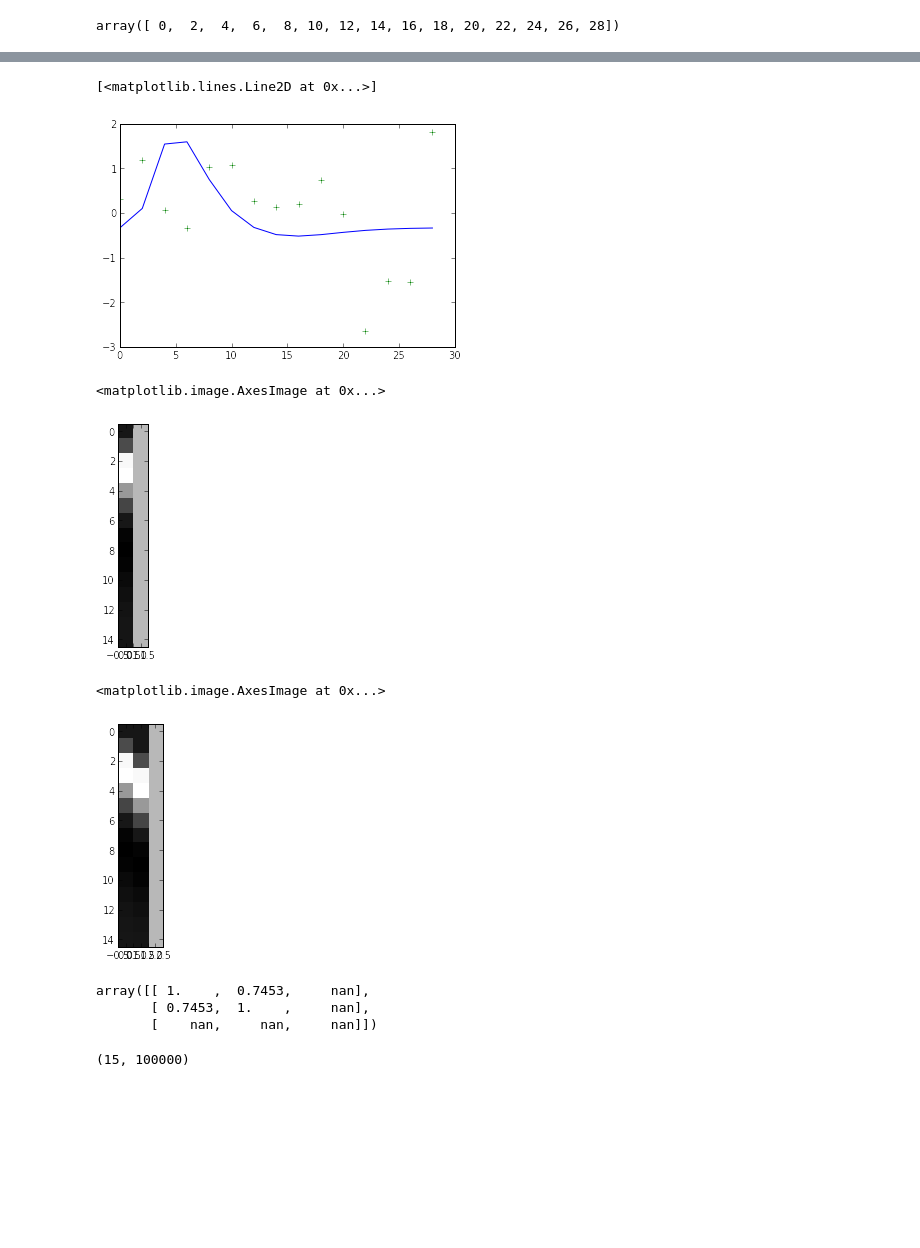
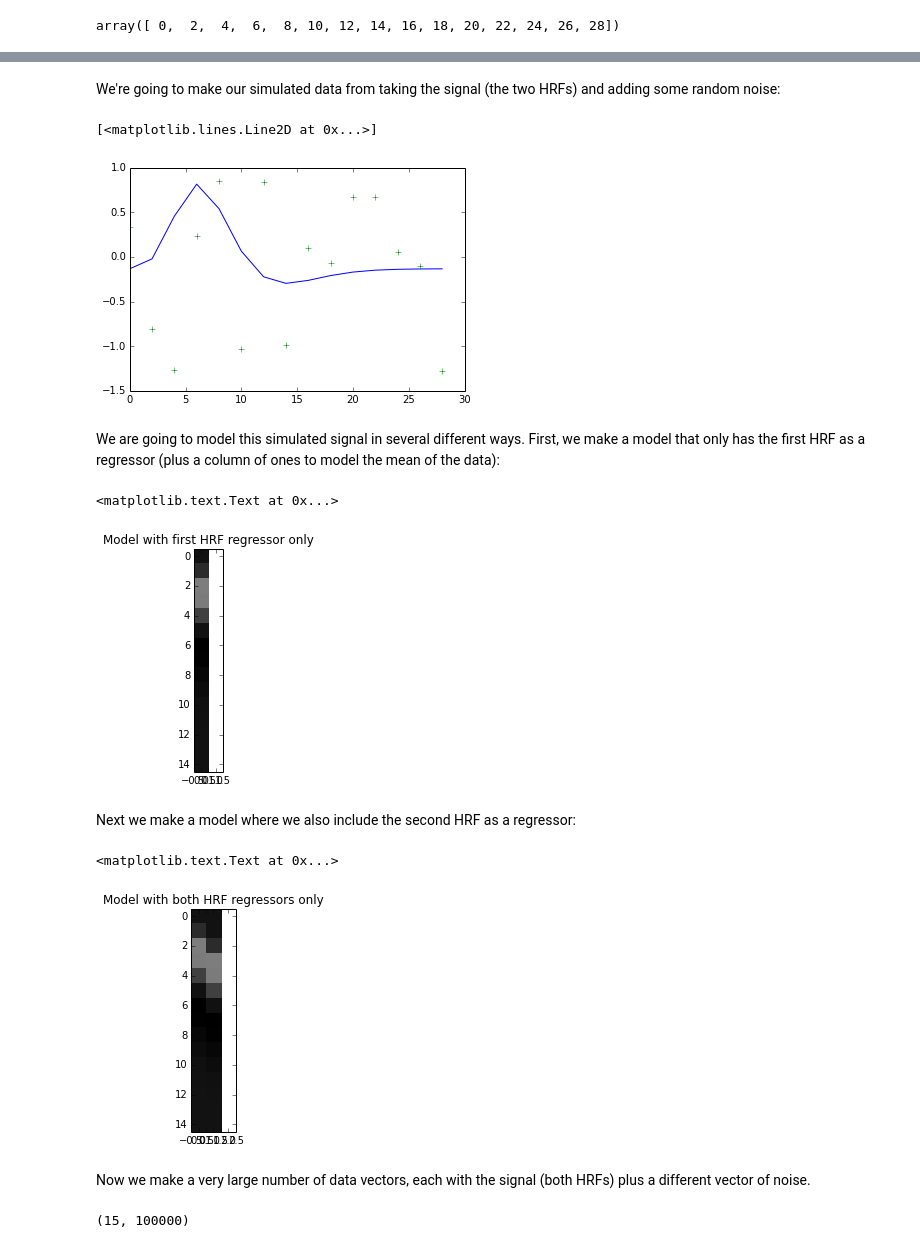
Before and after one commit to practical-neuroimaging/pna-notebooks, a Jupyter notebook: correlated_regressors.ipynb, the cells around one changed output, grey strips where cells are left out. Saved outputs shown, nothing was run; the diff lists cells and outputs as text; code cells hidden in the pictures; blank space fills up the shorter version.

Commit message:
Expanding correlated regressors notebook

```diff
--- a/correlated_regressors.ipynb
+++ b/correlated_regressors.ipynb
@@ -21,0 +27,18 @@ array([ 0,  2,  4,  6,  8, 10, 12, 14, 16, 18, 20, 22, 24, 26, 28])
+# %%
+# Gamma distribution from scipy
+from scipy.stats import gamma
+
+def spm_hrf(times):
+    """ Return values for SPM-like HRF at given times """
+    # Make output vector
+    values = np.zeros(len(times))
+    # Only evaluate gamma above 0 (undefined at <= 0)
+    valid_times = times[times > 0]
+    # Gamma pdf for the peak
+    peak_values = gamma.pdf(valid_times, 6)
+    # Gamma pdf for the undershoot
+    undershoot_values = gamma.pdf(valid_times, 12)
+    # Combine them, put back into values vector
+    values[times > 0] = peak_values - 0.35 * undershoot_values
+    # Scale area under curve to 1
+    return values / np.sum(values)
@@ -22,8 +47,8 @@ array([ 0,  2,  4,  6,  8, 10, 12, 14, 16, 18, 20, 22, 24, 26, 28])
 # %%
-hrf1 = hrf.spmt(times)
-hrf2 = hrf.spmt(times - 2) # An HRF with 2 seconds (one TR) delay
-hrf1 = (hrf1 - hrf1.mean()) * 10  # Rescale and mean center
-hrf2 = (hrf2 - hrf2.mean()) * 10
+hrf1 = spm_hrf(times)
+hrf2 = spm_hrf(times - 2) # An HRF with 2 seconds (one TR) delay
+hrf1 = (hrf1 - hrf1.mean()) # Rescale and mean center
+hrf2 = (hrf2 - hrf2.mean())
 # %%
 plt.plot(times, hrf1)
 plt.plot(times, hrf2)
@@ -38,28 +76,31 @@ array([[ 1.    ,  0.7453],
+# %% [markdown]
+We're going to make our simulated data from taking the signal (the two HRFs) and adding some random noise:
 # %%
-signal = hrf1
 noise = np.random.normal(size=times.shape)
 Y = signal + noise
 plt.plot(times, signal)
 plt.plot(times, Y, '+')
 # %% [output]
 [<matplotlib.lines.Line2D at 0x...>]
-[figure, old version]
+[figure, new version]
+# %% [markdown]
+We are going to model this simulated signal in several different ways.  First, we make a model that only has the first HRF as a regressor (plus a column of ones to model the mean of the data):
 # %%
 X_one = np.vstack((hrf1, np.ones_like(hrf1))).T
 plt.imshow(X_one, interpolation='nearest', cmap='gray')
+plt.title('Model with first HRF regressor only')
 # %% [output]
-<matplotlib.image.AxesImage at 0x...>
+<matplotlib.text.Text at 0x...>
-[figure, old version]
+[figure, new version]
+# %% [markdown]
+Next we make a model where we also include the second HRF as a regressor:
 # %%
 X_both = np.vstack((hrf1, hrf2, np.ones_like(hrf1))).T
 plt.imshow(X_both, interpolation='nearest', cmap='gray')
+plt.title('Model with both HRF regressors only')
 # %% [output]
-<matplotlib.image.AxesImage at 0x...>
+<matplotlib.text.Text at 0x...>
-[figure, old version]
+[figure, new version]
-# %%
-np.corrcoef(X_both.T)
-# %% [output]
-array([[ 1.    ,  0.7453,     nan],
-       [ 0.7453,  1.    ,     nan],
-       [    nan,     nan,     nan]])
+# %% [markdown]
+Now we make a very large number of data vectors, each with the signal (both HRFs) plus a different vector of noise.
 # %%
```
Also changed, not shown: parts of 20 cells of this notebook.
